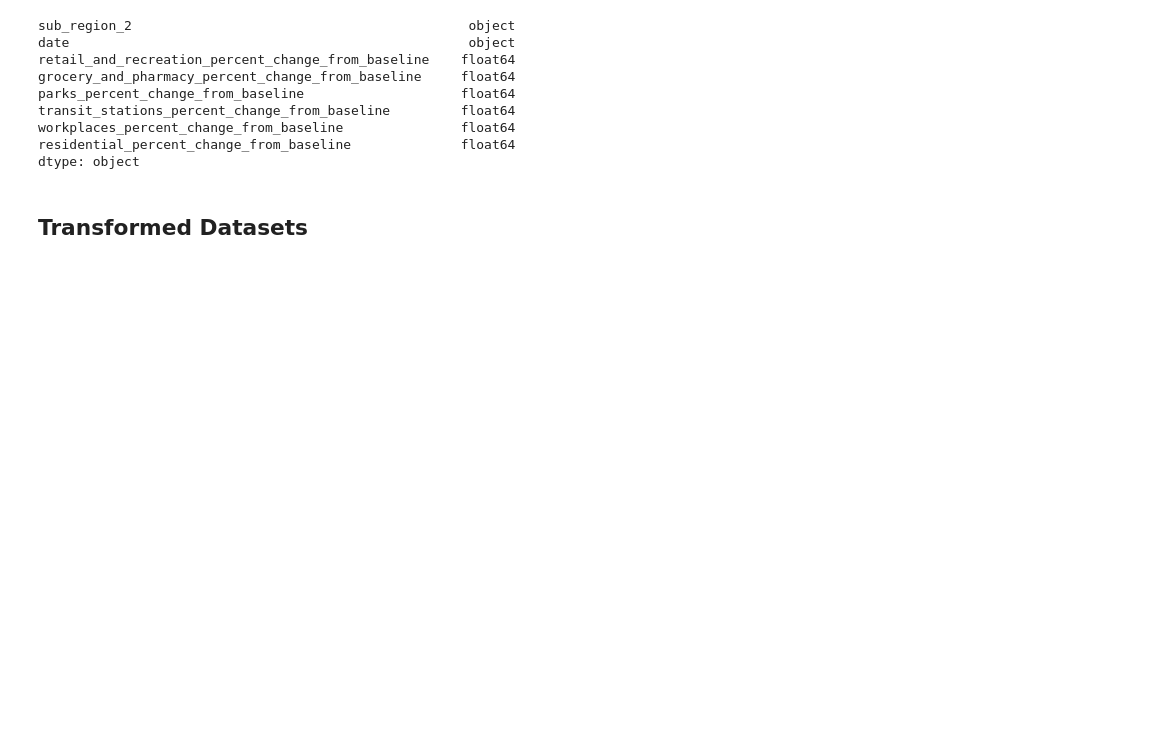
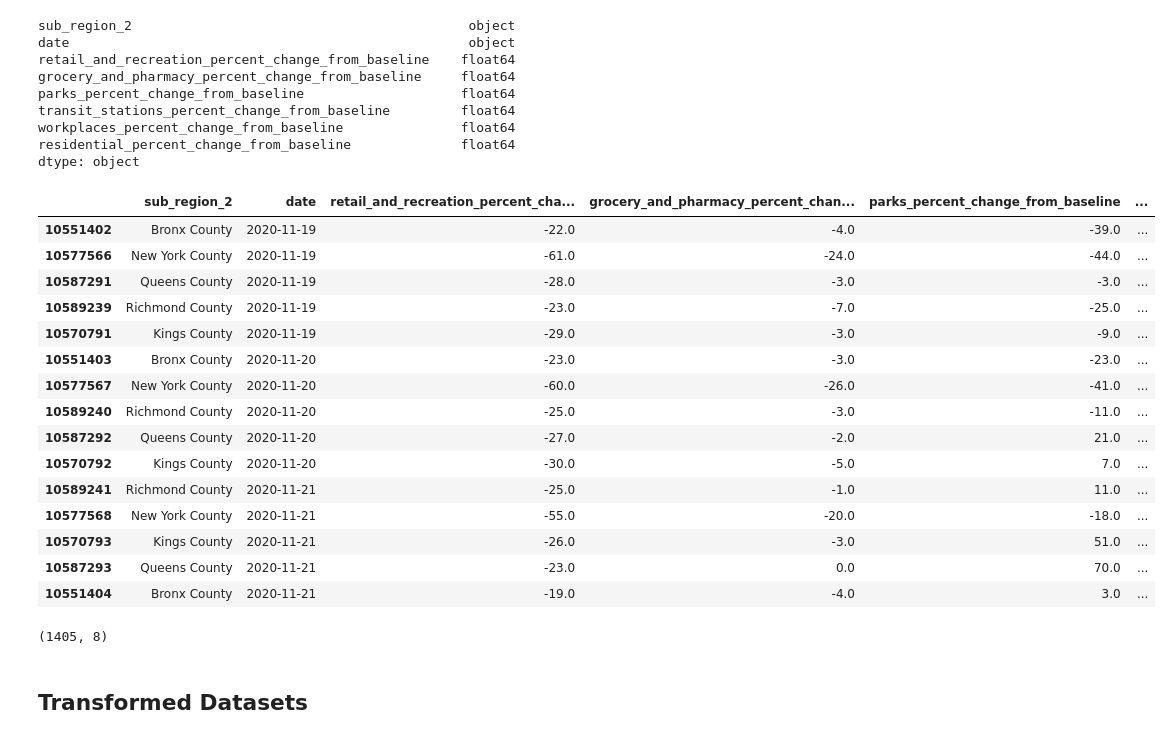
Before and after one commit to daniel-a-r/ccny_data_science_project, a Jupyter notebook: data_science_project.ipynb, the cells around one changed output. Drawn from its saved outputs; the diff is of its cells as text; code cells hidden in the pictures; blank space fills up the shorter version.

```diff
--- a/data_science_project.ipynb
+++ b/data_science_project.ipynb
@@ -620,6 +700,36 @@ transit_stations_percent_change_from_baseline         float64
 workplaces_percent_change_from_baseline               float64
 residential_percent_change_from_baseline              float64
 dtype: object
+# %%
+mobility_nyc.sort_values(["date"],
+                    axis=0,
+                    ascending=[True],
+                    inplace=True)
+# %%
+indexAge = mobility_nyc[ (mobility_nyc['date'] >= "2020-11-22") ].index
+mobility_nyc.drop(indexAge , inplace=True)
+mobility_nyc.tail(15)
+# %% [output]
+|  | sub_region_2 | date | retail_and_recreation_percent_cha... | grocery_and_pharmacy_percent_chan... | parks_percent_change_from_baseline | ... |
+| 10551402 | Bronx County | 2020-11-19 | -22.0 | -4.0 | -39.0 | ... |
+| 10577566 | New York County | 2020-11-19 | -61.0 | -24.0 | -44.0 | ... |
+| 10587291 | Queens County | 2020-11-19 | -28.0 | -3.0 | -3.0 | ... |
+| 10589239 | Richmond County | 2020-11-19 | -23.0 | -7.0 | -25.0 | ... |
+| 10570791 | Kings County | 2020-11-19 | -29.0 | -3.0 | -9.0 | ... |
+| 10551403 | Bronx County | 2020-11-20 | -23.0 | -3.0 | -23.0 | ... |
+| 10577567 | New York County | 2020-11-20 | -60.0 | -26.0 | -41.0 | ... |
+| 10589240 | Richmond County | 2020-11-20 | -25.0 | -3.0 | -11.0 | ... |
+| 10587292 | Queens County | 2020-11-20 | -27.0 | -2.0 | 21.0 | ... |
+| 10570792 | Kings County | 2020-11-20 | -30.0 | -5.0 | 7.0 | ... |
+| 10589241 | Richmond County | 2020-11-21 | -25.0 | -1.0 | 11.0 | ... |
+| 10577568 | New York County | 2020-11-21 | -55.0 | -20.0 | -18.0 | ... |
+| 10570793 | Kings County | 2020-11-21 | -26.0 | -3.0 | 51.0 | ... |
+| 10587293 | Queens County | 2020-11-21 | -23.0 | 0.0 | 70.0 | ... |
+| 10551404 | Bronx County | 2020-11-21 | -19.0 | -4.0 | 3.0 | ... |
+# %%
+mobility_nyc.shape
+# %% [output]
+(1405, 8)
 # %% [markdown]
 ## Transformed Datasets
 # %%
```
Also changed, not shown: parts of 12 cells of this notebook.
